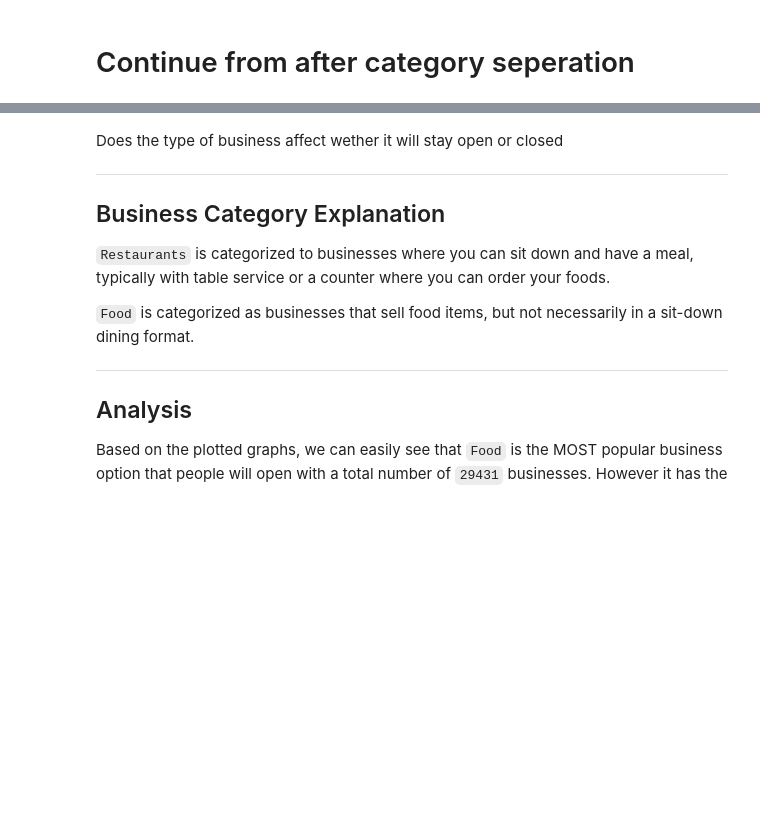
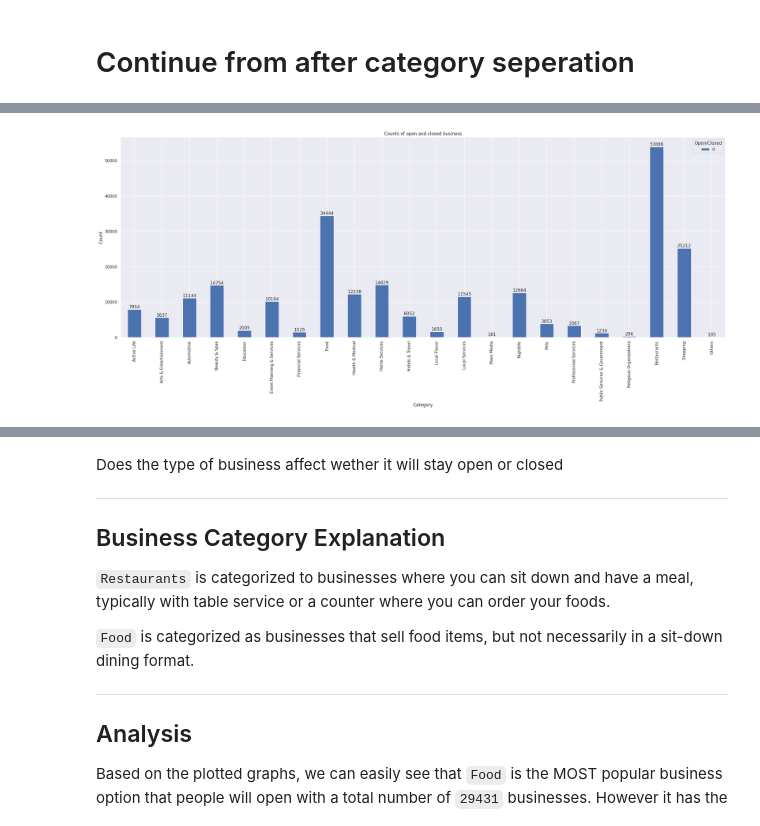
Before and after one commit to mrzzy/ntu-sc1015, a Jupyter notebook: category and states/Categories.ipynb, the cells around one changed output, grey strips where cells are left out. Saved outputs shown, nothing was run; the diff lists cells and outputs as text; code cells hidden in the pictures; blank space fills up the shorter version.

```diff
--- a/category and states/Categories.ipynb
+++ b/category and states/Categories.ipynb
@@ -108,3 +149,20 @@ for csv_name in csv_list:
+# %%
+test_df = pd.DataFrame([len(df.index) for df in new_category_df])
+test_df.index = category_list
+
+ax = test_df.plot(kind="bar", stacked = False)
+
+for container in ax.containers:
+  ax.bar_label(container)
+
+plt.gcf().set_size_inches(30, 10)
+plt.xlabel("Category")
+plt.ylabel("Count")
+plt.title("Counts of open and closed business")
+plt.legend(title = "Open/Closed")
+plt.show()
+# %% [output]
+[figure, added]
 # %%
 def count_open_closed(df):
   return df["is_open"].value_counts()
```
Also changed, not shown: parts of 12 cells of this notebook, 10 other files.
